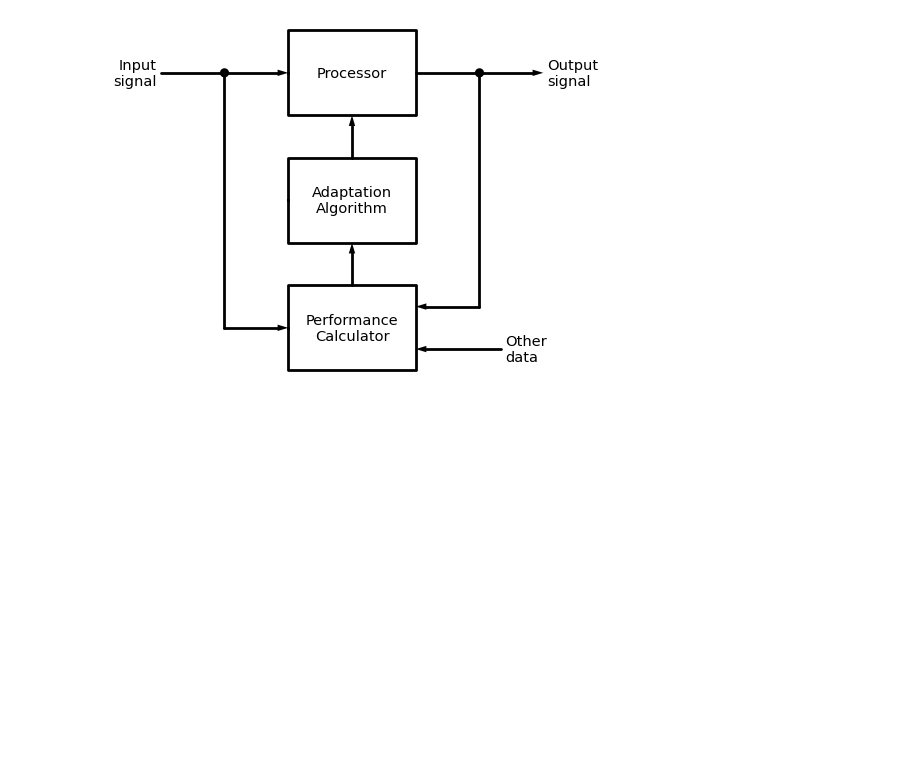
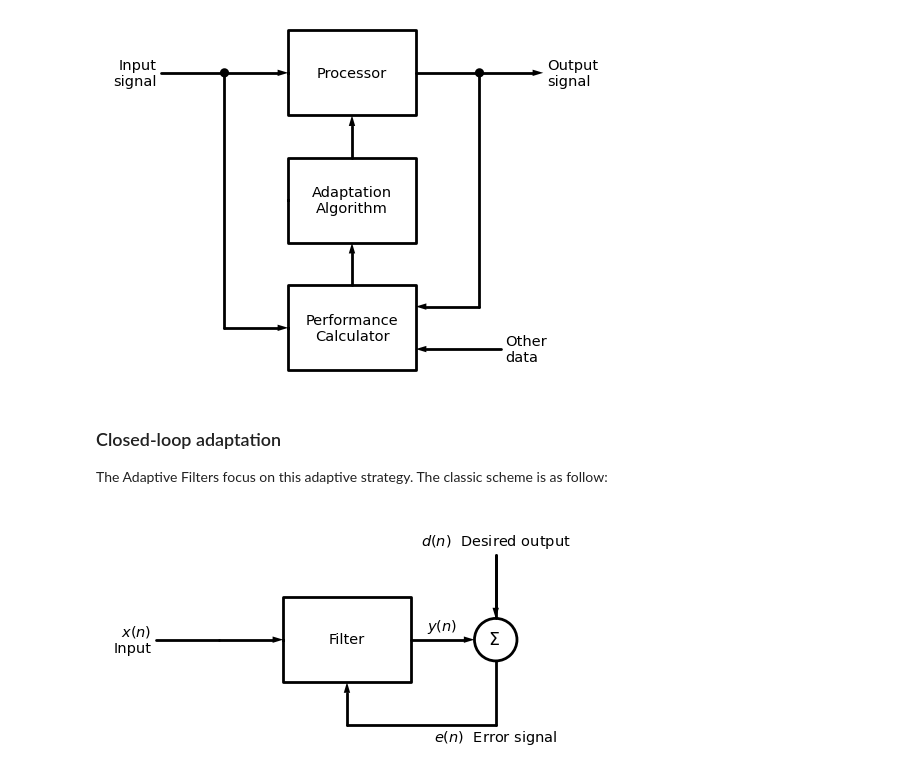
Before and after one commit to mauriziove/adaptive_filters, a Jupyter notebook: adaptive_filters.ipynb, the cells around one changed output. Saved outputs shown, nothing was run; the diff lists cells and outputs as text; code cells hidden in the pictures; blank space fills up the shorter version.

Commit message:
added adaptive strategy section

```diff
--- a/adaptive_filters.ipynb
+++ b/adaptive_filters.ipynb
@@ -159,3 +159,30 @@ with schemdraw.Drawing(fontsize=12) as d:
           .label('Other\ndata', loc='right'))
 # %% [output]
 [figure]
+# %% [markdown]
+### Closed-loop adaptation
+The Adaptive Filters focus on this adaptive strategy.
+The classic scheme is as follow:
+# %%
+import schemdraw
+import schemdraw.dsp as dsp
+
+with schemdraw.Drawing(fontsize=12) as d:
+    u = d.unit
+
+    d += dsp.Line().right(u/2).label('$x(n)$\nInput', loc='left')
+    d += dsp.Arrow().right(u/2)
+
+    filt = d.add(dsp.Box(w=3, h=2).anchor('W').label('Filter'))
+
+    d += dsp.Arrow().right(u/2).at(filt.E).label('$y(n)$', loc='top')
+    sm = d.add(dsp.SumSigma())
+
+    d += dsp.Line().down(u/2).at(sm.S).label('$e(n)$  Error signal', loc='left')
+    d += dsp.Line().tox(filt.S)
+    d += dsp.Arrow().toy(filt.S)
+
+    d += dsp.Line().up(u/2).at(sm.N)
+    d += dsp.Arrow().toy(sm.N).flip().label('$d(n)$  Desired output', loc='right')
+# %% [output]
+[figure, added]
```
Also changed, not shown: parts of 3 cells of this notebook.
